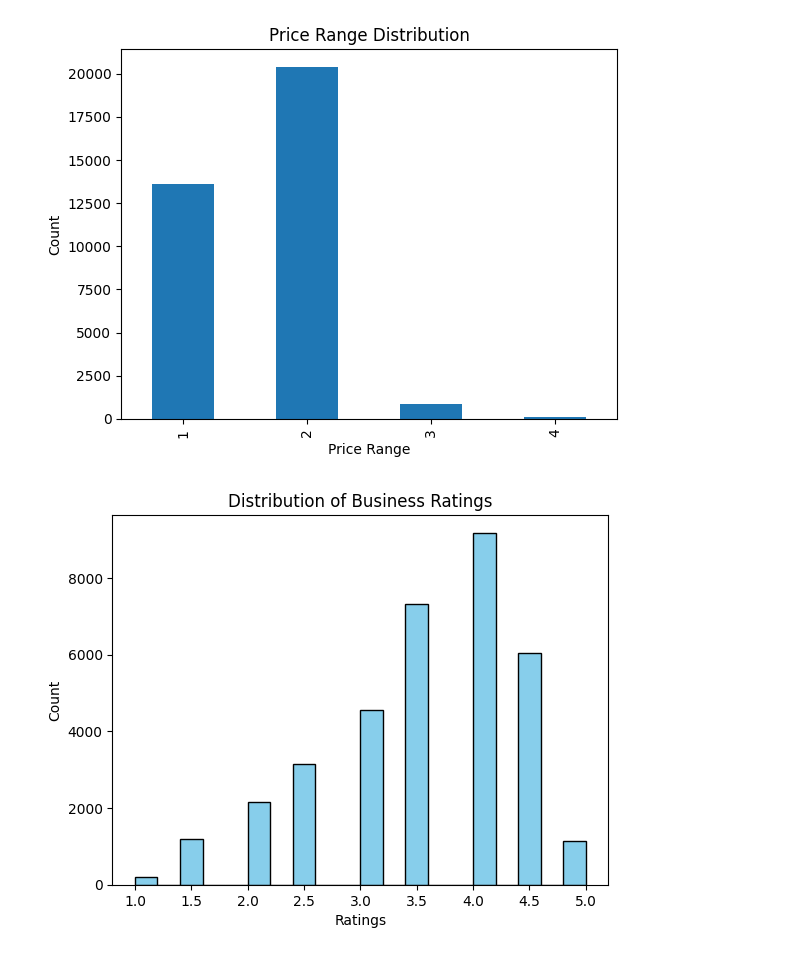
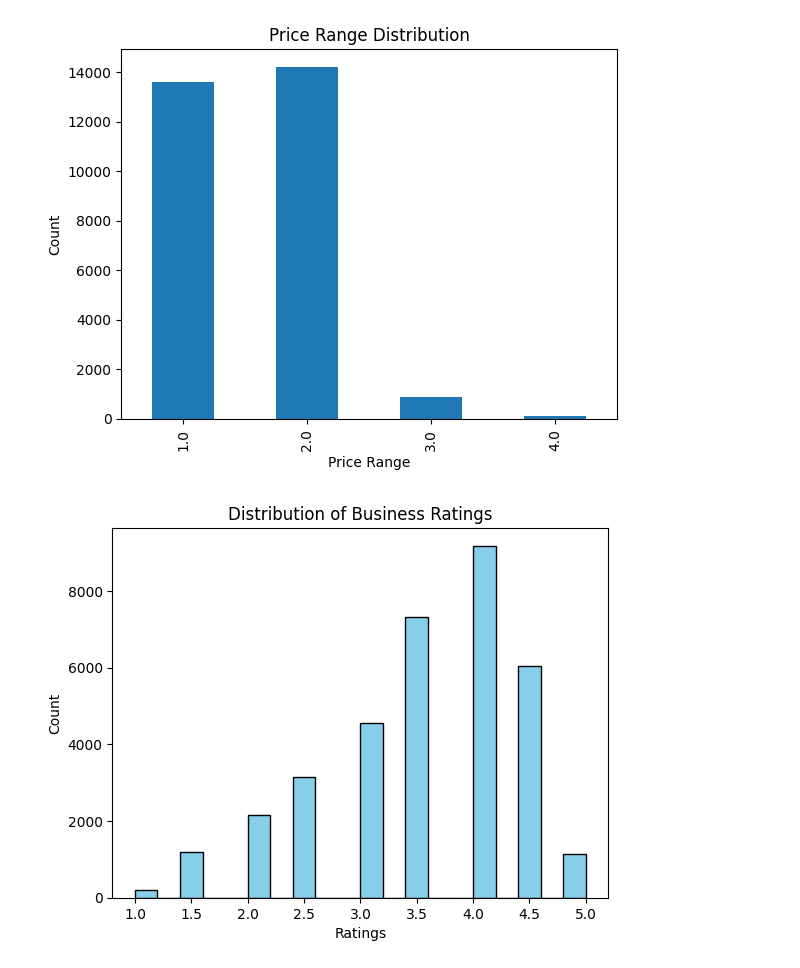
Before and after one commit to serjiusinfanto/Group-Based-Recommender-System, a Jupyter notebook: data_analysis.ipynb, the cells around one changed output. Drawn from its saved outputs; the diff is of its cells as text; code cells hidden in the pictures.

```diff
--- a/data_analysis.ipynb
+++ b/data_analysis.ipynb
@@ -6,14 +6,14 @@ import seaborn as sns
 import plotly.express as px
 # %%
 #Plotting price range distribution of restaurants
-business_df = pd.read_csv('data/business_data_cleaned.csv')
+business_df = pd.read_csv('data/business_data.csv',low_memory=False)
 business_df['price_range'].value_counts().sort_index().plot(kind='bar')
 plt.title('Price Range Distribution')
 plt.xlabel('Price Range')
 plt.ylabel('Count')
 plt.show()
 # %% [output]
-[figure, old version]
+[figure, new version]
 # %%
 #plotting distribution of business ratings
 business_df['business_rating'].plot(kind='hist', bins=20, color='skyblue', edgecolor='black')
```
Also changed, not shown: parts of 1 cell of this notebook, 6 other files.
